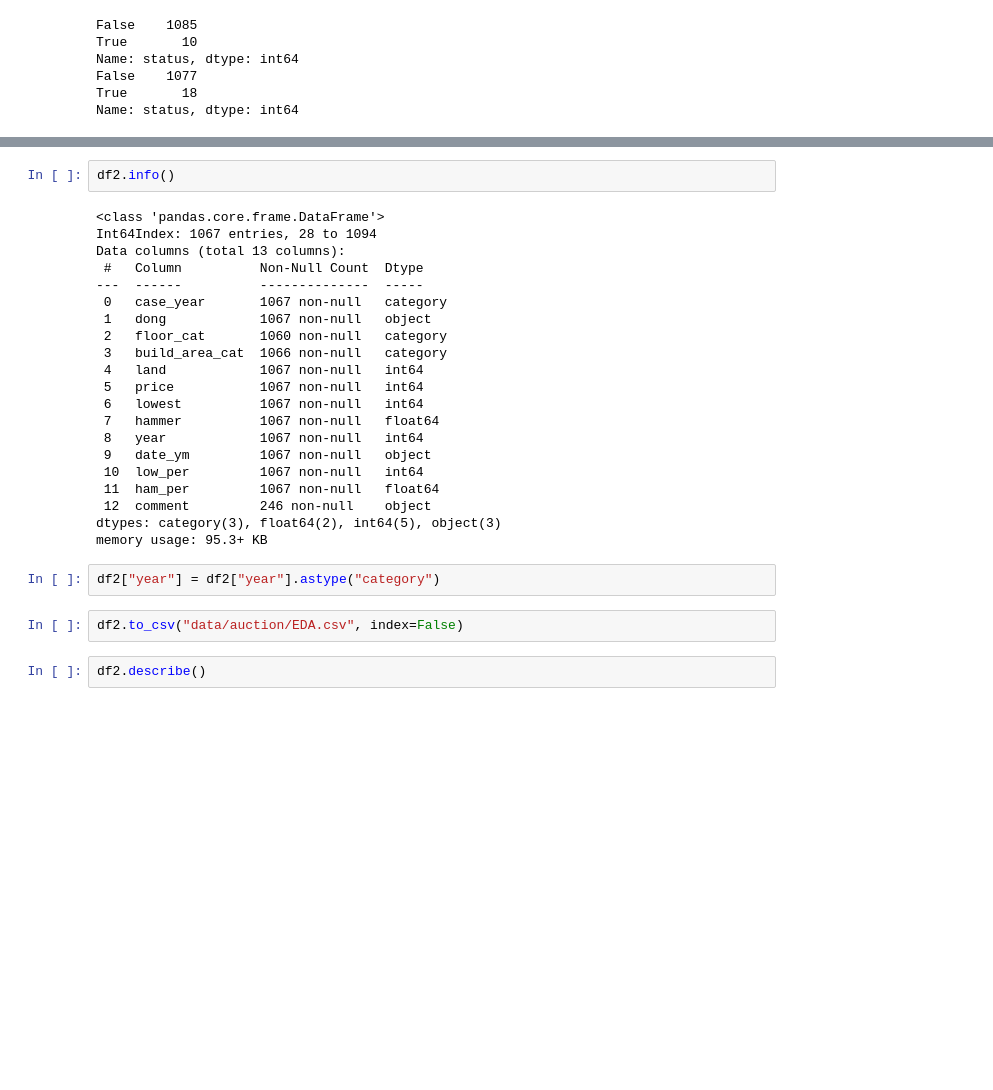
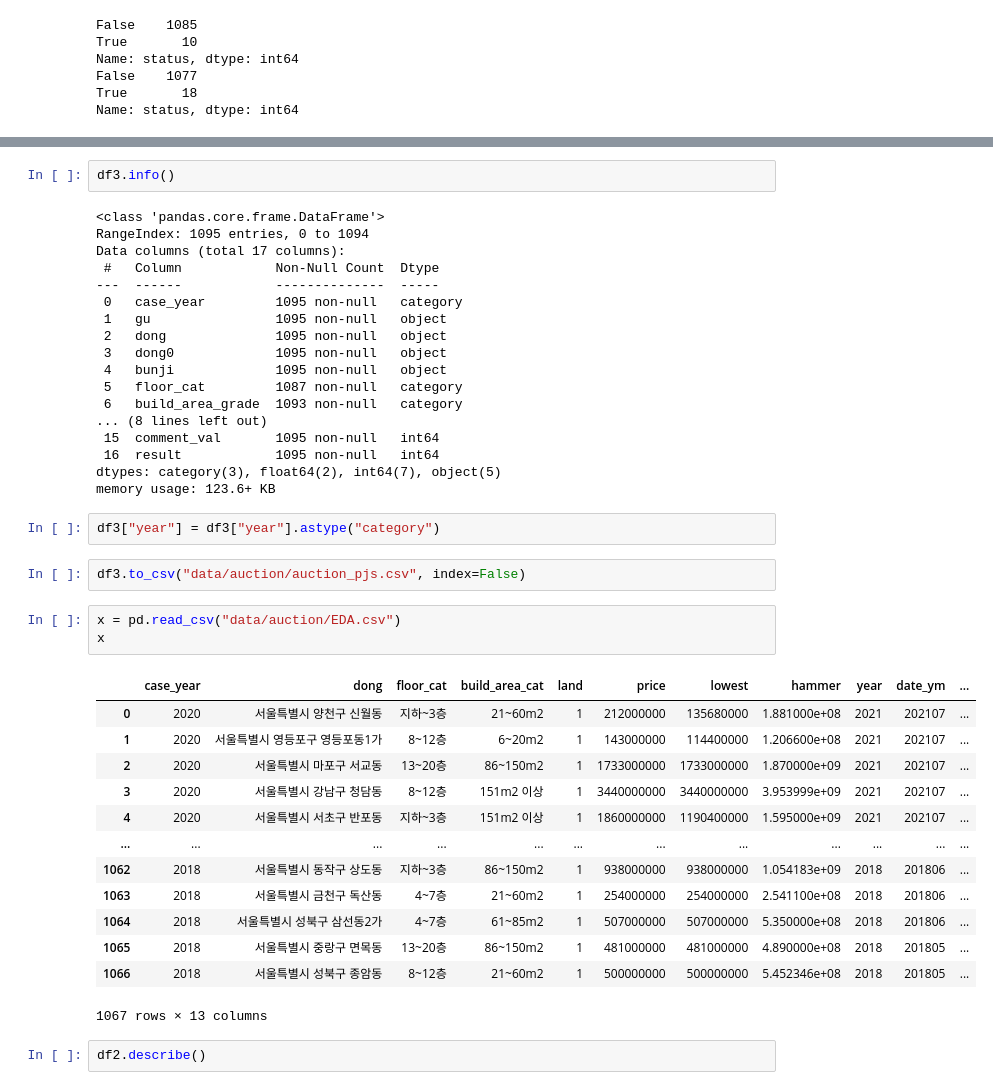
Before and after one commit to JinsolPark/final_project, a Jupyter notebook: jspark/02_데이터분석.ipynb, the cells around one changed output, grey strips where cells are left out. Drawn from its saved outputs; the diff is of its cells as text; blank space fills up the shorter version.

```diff
--- a/jspark/02_데이터분석.ipynb
+++ b/jspark/02_데이터분석.ipynb
@@ -496,30 +545,44 @@ df2
 # %%
-df2.info()
+df3.info()
 # %% [output]
 <class 'pandas.core.frame.DataFrame'>
-Int64Index: 1067 entries, 28 to 1094
-Data columns (total 13 columns):
- #   Column          Non-Null Count  Dtype
----  ------          --------------  -----
- 0   case_year       1067 non-null   category
- 1   dong            1067 non-null   object
- 2   floor_cat       1060 non-null   category
- 3   build_area_cat  1066 non-null   category
- 4   land            1067 non-null   int64
- 5   price           1067 non-null   int64
- 6   lowest          1067 non-null   int64
- 7   hammer          1067 non-null   float64
- 8   year            1067 non-null   int64
- 9   date_ym         1067 non-null   object
- 10  low_per         1067 non-null   int64
- 11  ham_per         1067 non-null   float64
- 12  comment         246 non-null    object
-dtypes: category(3), float64(2), int64(5), object(3)
-memory usage: 95.3+ KB
+RangeIndex: 1095 entries, 0 to 1094
+Data columns (total 17 columns):
+ #   Column            Non-Null Count  Dtype
+---  ------            --------------  -----
+ 0   case_year         1095 non-null   category
+ 1   gu                1095 non-null   object
+ 2   dong              1095 non-null   object
+ 3   dong0             1095 non-null   object
+ 4   bunji             1095 non-null   object
+ 5   floor_cat         1087 non-null   category
+ 6   build_area_grade  1093 non-null   category
+... (8 lines left out)
+ 15  comment_val       1095 non-null   int64
+ 16  result            1095 non-null   int64
+dtypes: category(3), float64(2), int64(7), object(5)
+memory usage: 123.6+ KB
 # %%
-df2["year"] = df2["year"].astype("category")
+df3["year"] = df3["year"].astype("category")
 # %%
-df2.to_csv("data/auction/EDA.csv", index=False)
+df3.to_csv("data/auction/auction_pjs.csv", index=False)
+# %%
+x = pd.read_csv("data/auction/EDA.csv")
+x
+# %% [output]
+|  | case_year | dong | floor_cat | build_area_cat | land | price | lowest | hammer | year | date_ym | ... |
+| 0 | 2020 | 서울특별시 양천구 신월동 | 지하~3층 | 21~60m2 | 1 | 212000000 | 135680000 | 1.881000e+08 | 2021 | 202107 | ... |
+| 1 | 2020 | 서울특별시 영등포구 영등포동1가 | 8~12층 | 6~20m2 | 1 | 143000000 | 114400000 | 1.206600e+08 | 2021 | 202107 | ... |
+| 2 | 2020 | 서울특별시 마포구 서교동 | 13~20층 | 86~150m2 | 1 | 1733000000 | 1733000000 | 1.870000e+09 | 2021 | 202107 | ... |
+| 3 | 2020 | 서울특별시 강남구 청담동 | 8~12층 | 151m2 이상 | 1 | 3440000000 | 3440000000 | 3.953999e+09 | 2021 | 202107 | ... |
+| 4 | 2020 | 서울특별시 서초구 반포동 | 지하~3층 | 151m2 이상 | 1 | 1860000000 | 1190400000 | 1.595000e+09 | 2021 | 202107 | ... |
+| ... | ... | ... | ... | ... | ... | ... | ... | ... | ... | ... | ... |
+| 1062 | 2018 | 서울특별시 동작구 상도동 | 지하~3층 | 86~150m2 | 1 | 938000000 | 938000000 | 1.054183e+09 | 2018 | 201806 | ... |
+| 1063 | 2018 | 서울특별시 금천구 독산동 | 4~7층 | 21~60m2 | 1 | 254000000 | 254000000 | 2.541100e+08 | 2018 | 201806 | ... |
+| 1064 | 2018 | 서울특별시 성북구 삼선동2가 | 4~7층 | 61~85m2 | 1 | 507000000 | 507000000 | 5.350000e+08 | 2018 | 201806 | ... |
+| 1065 | 2018 | 서울특별시 중랑구 면목동 | 13~20층 | 86~150m2 | 1 | 481000000 | 481000000 | 4.890000e+08 | 2018 | 201805 | ... |
+| 1066 | 2018 | 서울특별시 성북구 종암동 | 8~12층 | 21~60m2 | 1 | 500000000 | 500000000 | 5.452346e+08 | 2018 | 201805 | ... |
+1067 rows × 13 columns
 # %%
 df2.describe()
 # %% [output]
```
Also changed, not shown: parts of 24 cells of this notebook, 23 other files.
